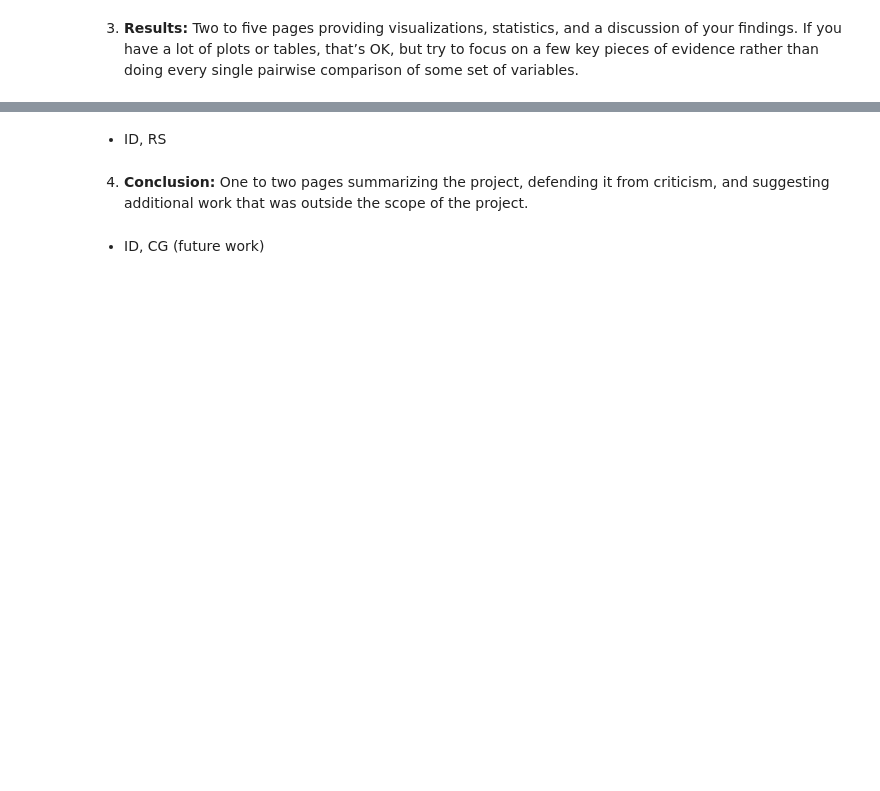
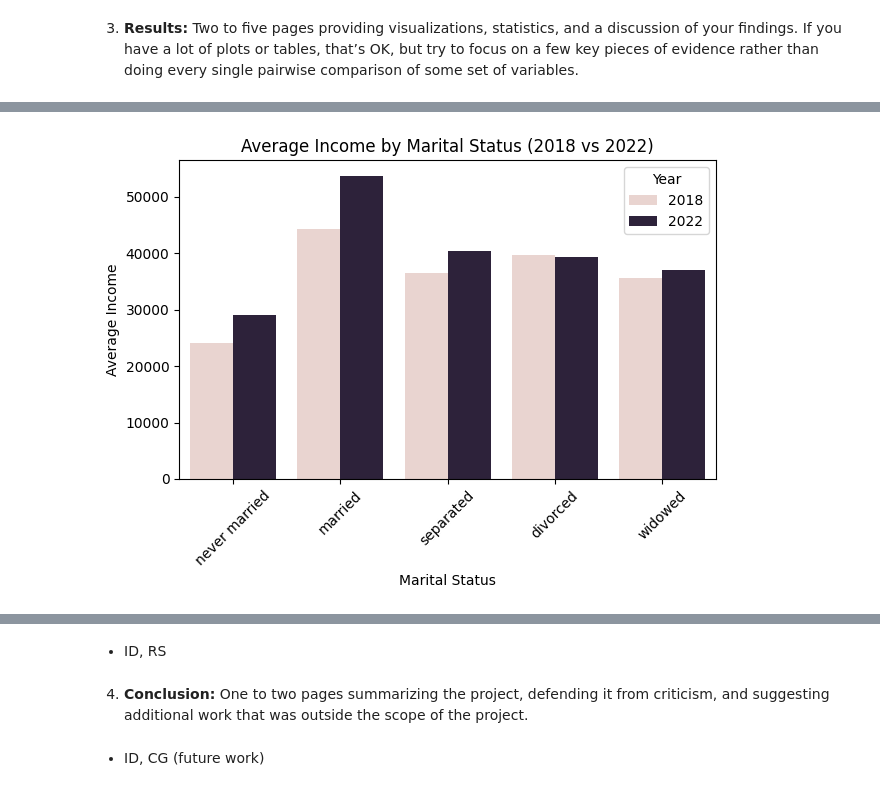
Before and after one commit to camigutie/EDA, a Jupyter notebook: DS3001_Project_1_Report_(Group_17).ipynb, the cells around one changed output, grey strips where cells are left out. Saved outputs shown, nothing was run; the diff lists cells and outputs as text; code cells hidden in the pictures; blank space fills up the shorter version.

```diff
--- a/DS3001_Project_1_Report_(Group_17).ipynb
+++ b/DS3001_Project_1_Report_(Group_17).ipynb
@@ -20,0 +134,30 @@ The data used was from the General Seocial Survey (GSS) which is a personal-inte
+# %%
+#Income by marital status in 2018
+s_by_mar18 = df2018.groupby('marital')['conrinc'].mean()
+s_by_mar18
+s_by_mar18_df = pd.DataFrame(s_by_mar18)
+
+#Income by marital status in 2022
+s_by_mar22 = df2022.groupby('marital')['conrinc'].mean()
+s_by_mar22
+#On average - in 2022, salaries by each category of marriage type are higher than their counterparts in 2018 (besides divorced)
+s_by_mar22_df = pd.DataFrame(s_by_mar22)
+
+#Combined Plot
+s_by_mar18_df['year'] = 2018
+s_by_mar22_df['year'] = 2022
+
+comb_data = pd.concat([s_by_mar18_df, s_by_mar22_df])
+
+sns.barplot(x='marital', y='conrinc', hue='year', data=comb_data)
+plt.title('Average Income by Marital Status (2018 vs 2022)')
+plt.xlabel('Marital Status')
+plt.ylabel('Average Income')
+plt.xticks(rotation=45)
+plt.legend(title='Year')
+plt.tight_layout()
+plt.show()
+#On average, income is higher in 2022 for all categories (except for slightly lower in the divorced section).
+#Married people tend to have higher incomes, and never married people tend to have the lowest incomes.
+# %% [output]
+[figure, added]
```
Also changed, not shown: parts of 29 cells of this notebook.
